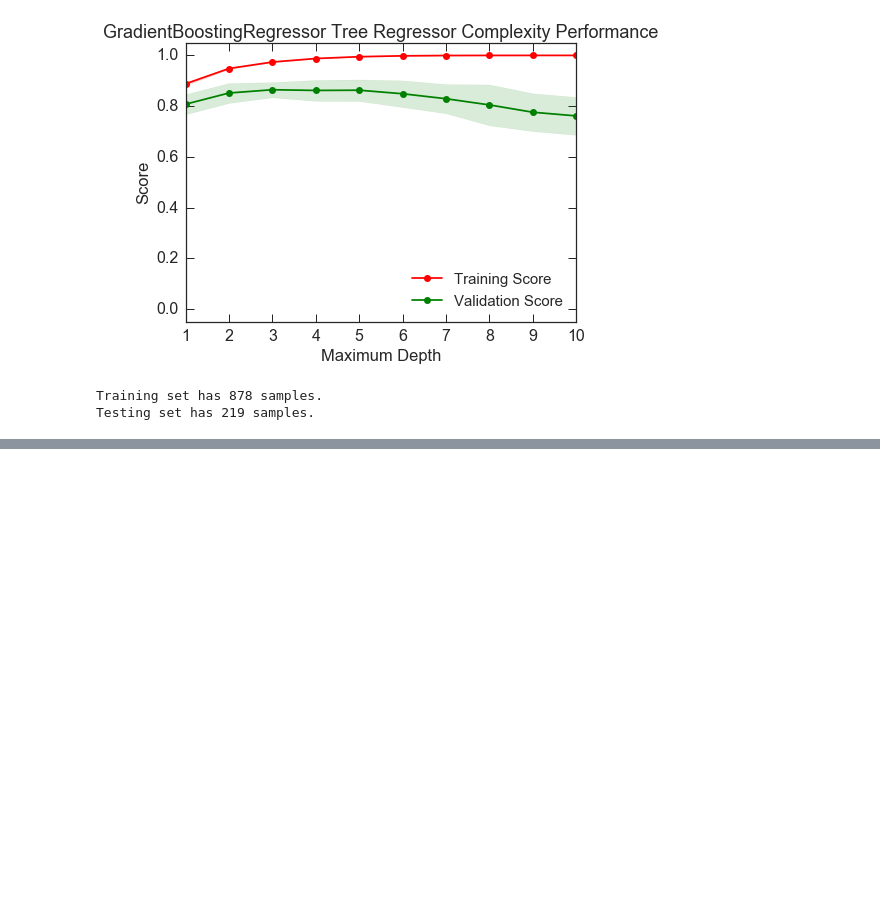
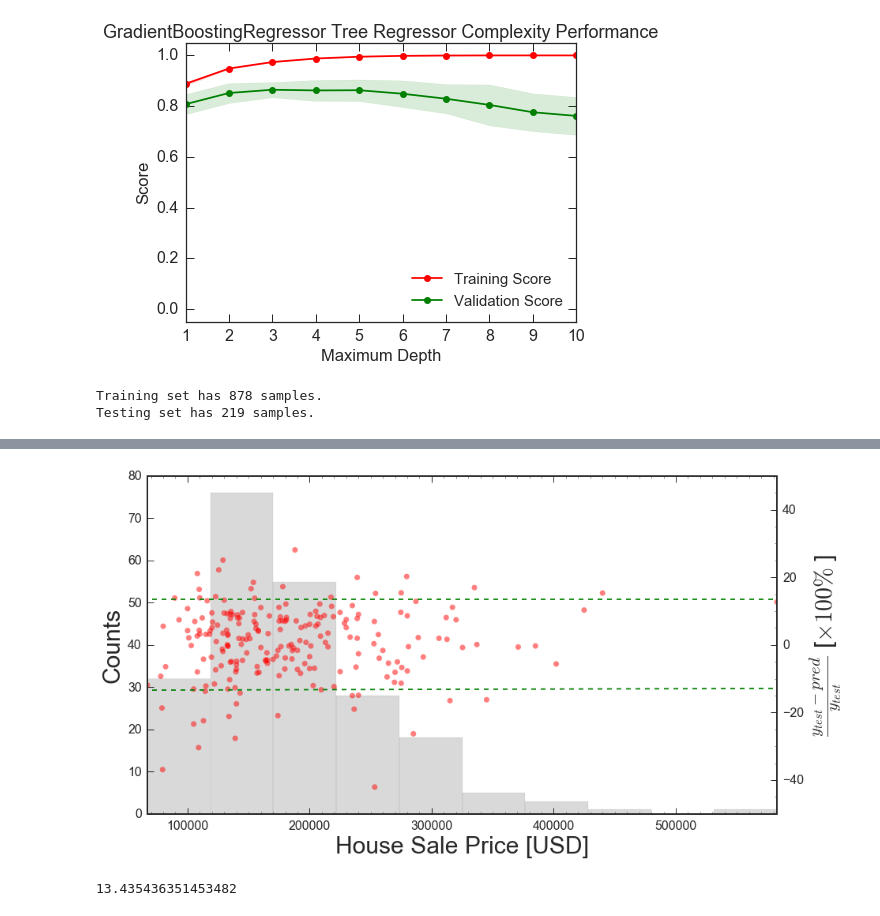
Before and after one commit to gmsardane/Predicting-Ames-Housing-Prices, a Jupyter notebook: Exploring and Predicting Ames Housing Prices.ipynb, the cells around one changed output, grey strips where cells are left out. Drawn from its saved outputs; the diff is of its cells as text; code cells hidden in the pictures; blank space fills up the shorter version.

```diff
--- a/Exploring and Predicting Ames Housing Prices.ipynb
+++ b/Exploring and Predicting Ames Housing Prices.ipynb
@@ -756,0 +789,43 @@ X_all.columns
+# %%
+#SECONDARY AXIS WITH COLOR BAR
+
+from scipy import stats
+
+fig = plt.figure()#, figsize=(6,6))
+gs = grd.GridSpec(2, 1, height_ratios=[1,15], width_ratios=[20,1], wspace=0.1)
+
+# Set minor tickmarks
+minorLocatorx   = AutoMinorLocator(10)
+minorLocatory   = AutoMinorLocator(4)
+matplotlib.rc('xtick', labelsize=16)
+matplotlib.rc('ytick', labelsize=16)
+matplotlib.rcParams['axes.linewidth'] = 2.
+
+# Primary plot
+ax1 = plt.subplot(gs[1])
+ax1.hist(10**y_test, color = ["black"], alpha=0.15)
+#ax1.hist(MgIICaII_ratio, bins=arange(0,20,1.0), lw=2, label=r'$W_0^{\lambda3934} < 0.7\AA$'  ,  color=['pink'], alpha=1.0, histtype='stepfilled')
+
+
+plt.xlabel(r'House Sale Price [USD]', size=30)
+plt.ylabel('Counts', size = 30)
+
+
+#Secondary AXIS
+ax2 = ax1.twinx()
+ax2.xaxis.set_minor_locator(minorLocatorx)
+ax2.yaxis.set_minor_locator(minorLocatory)
+
+ax2.scatter(10**y_test, diff,  edgecolor= 'none', s=50, c='red', alpha=0.5)
+ax2.set_ylabel(r"$\frac{y_{test} - pred }{y_{test}}$" + r" [$\times 100\% $ ]", fontsize = 30);
+
+plt.plot([0, 1e8], [2*np.std(np.abs(diff)),2*np.std(np.abs(diff))], color = 'green', linestyle = '--')
+plt.plot([0, 1e8], [-2*np.std(np.abs(diff)),12*np.std(np.abs(diff))], color = 'green', linestyle = '--')
+plt.ylim(-50, 50)
+plt.xlim(min(10**y_test), max(10**y_test));
+# %% [output]
+[figure, added]
+# %%
+2*np.std(abs(diff))
+# %% [output]
+13.435436351453482
```
Also changed, not shown: parts of 21 cells of this notebook, 1 other file.
